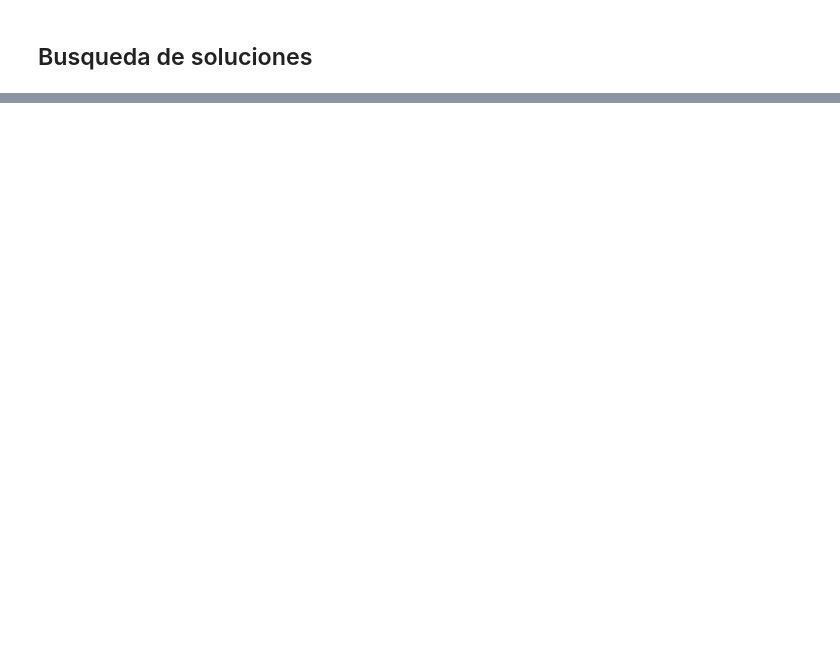
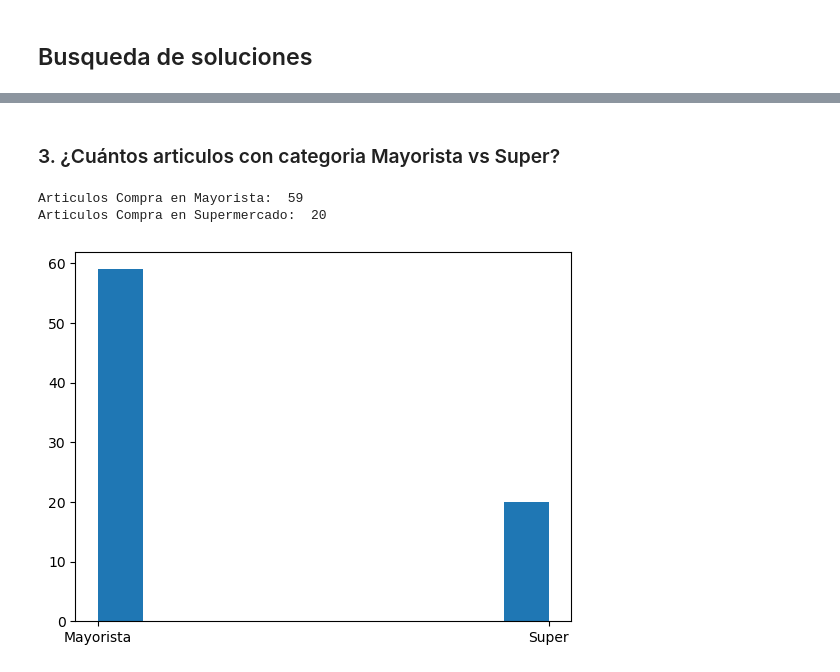
Before and after one commit to juanmartinlucioni/analisisComprasSuper2022, a Jupyter notebook: AnalisisData.ipynb, the cells around one changed output, grey strips where cells are left out. Saved outputs shown, nothing was run; the diff lists cells and outputs as text; code cells hidden in the pictures; blank space fills up the shorter version.

```diff
--- a/AnalisisData.ipynb
+++ b/AnalisisData.ipynb
@@ -822,0 +822,8 @@ df4['Cantidad'].mean()
+# %%
+# Creamos lista mayorista a partir de la lista general
+ListaSuper = ListaGeneral[ListaGeneral["Categoria"].isin(['Super'])]
+# En 2022 compramos semanalmente en 35 oportunidades (sin contar los meses que vivimos afuera del pais)
+CompraSuper = ListaSuper
+#Suponiendo una compra cada 15 dias (serian la mitad que en 2022 redondeado)
+CompraSuper["Cantidad Total"] = CompraSuper["Cantidad Total"].div(18)
+print(CompraSuper)
@@ -822,0 +853,11 @@ df4['Cantidad'].mean()
+# %% [markdown]
+### 3. ¿Cuántos articulos con categoria Mayorista vs Super?
+# %%
+print("Articulos Compra en Mayorista: ", len(ListaMayorista))
+print("Articulos Compra en Supermercado: ",len(ListaSuper))
+plt.hist(ListaGeneral["Categoria"])
+plt.show()
+# %% [output]
+Articulos Compra en Mayorista:  59
+Articulos Compra en Supermercado:  20
+[figure, added]
```
Also changed, not shown: parts of 14 cells of this notebook.
